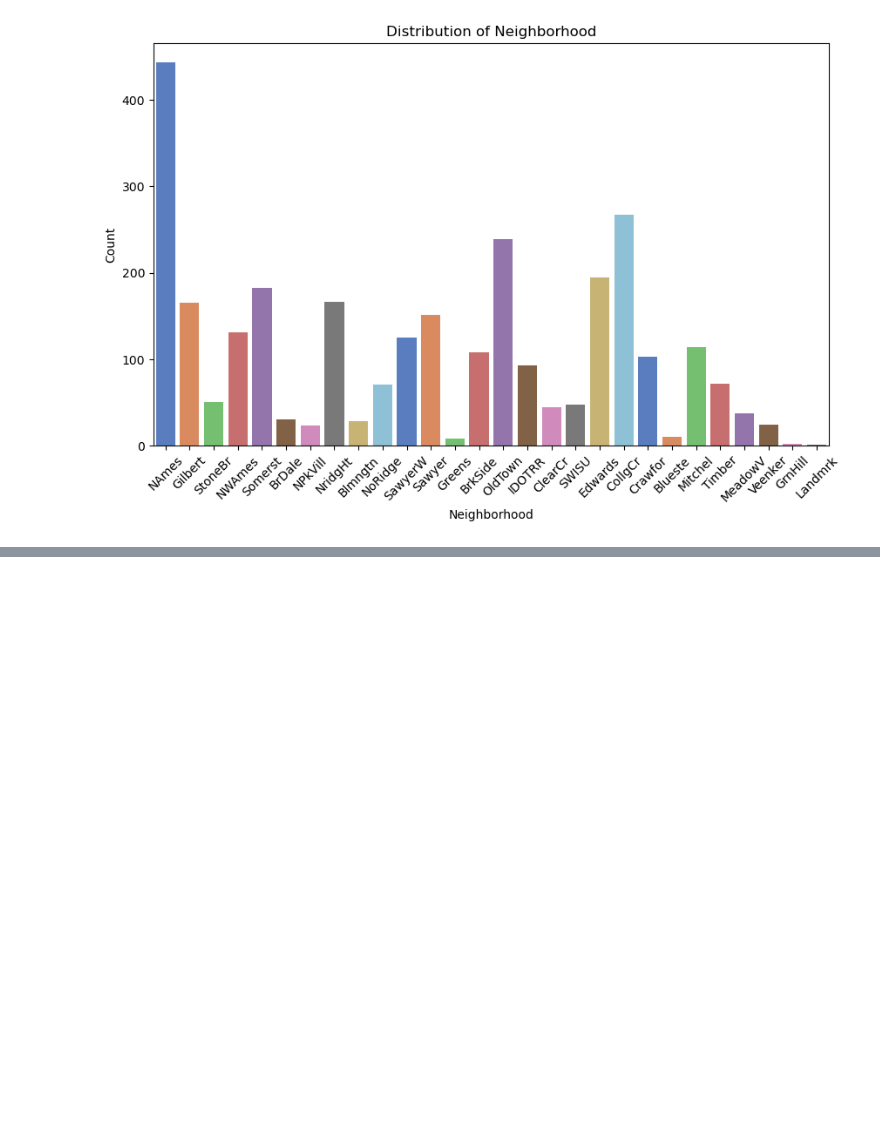
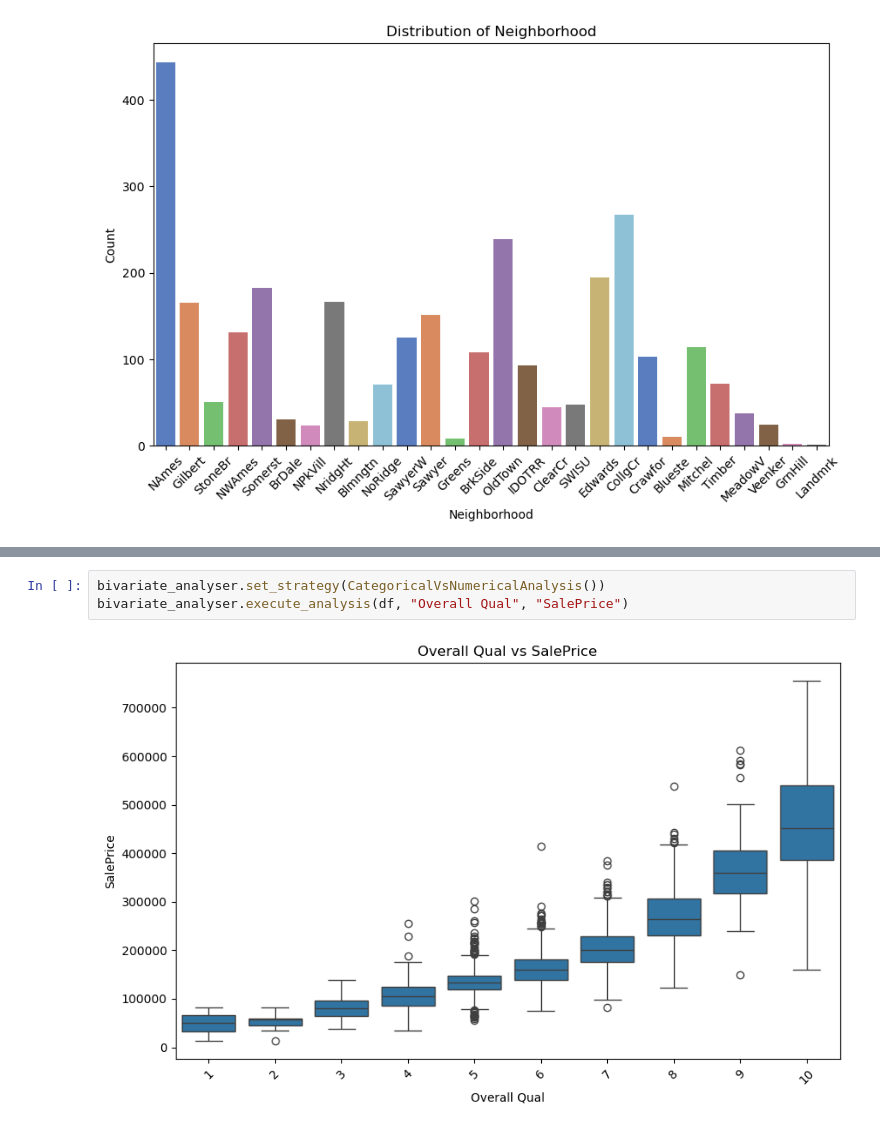
Before and after one commit to Cerebruuum/Price-predictor, a Jupyter notebook: Analysis/Analyse_src/EDA.ipynb, the cells around one changed output, grey strips where cells are left out. Saved outputs shown, nothing was run; the diff lists cells and outputs as text; blank space fills up the shorter version.

```diff
--- a/Analysis/Analyse_src/EDA.ipynb
+++ b/Analysis/Analyse_src/EDA.ipynb
@@ -107,0 +116,5 @@ Passing `palette` without assigning `hue` is deprecated and will be removed in v
+# %%
+bivariate_analyser.set_strategy(CategoricalVsNumericalAnalysis())
+bivariate_analyser.execute_analysis(df, "Overall Qual", "SalePrice")
+# %% [output]
+[figure, added]
```
Also changed, not shown: parts of 3 cells of this notebook, 1 other file.
